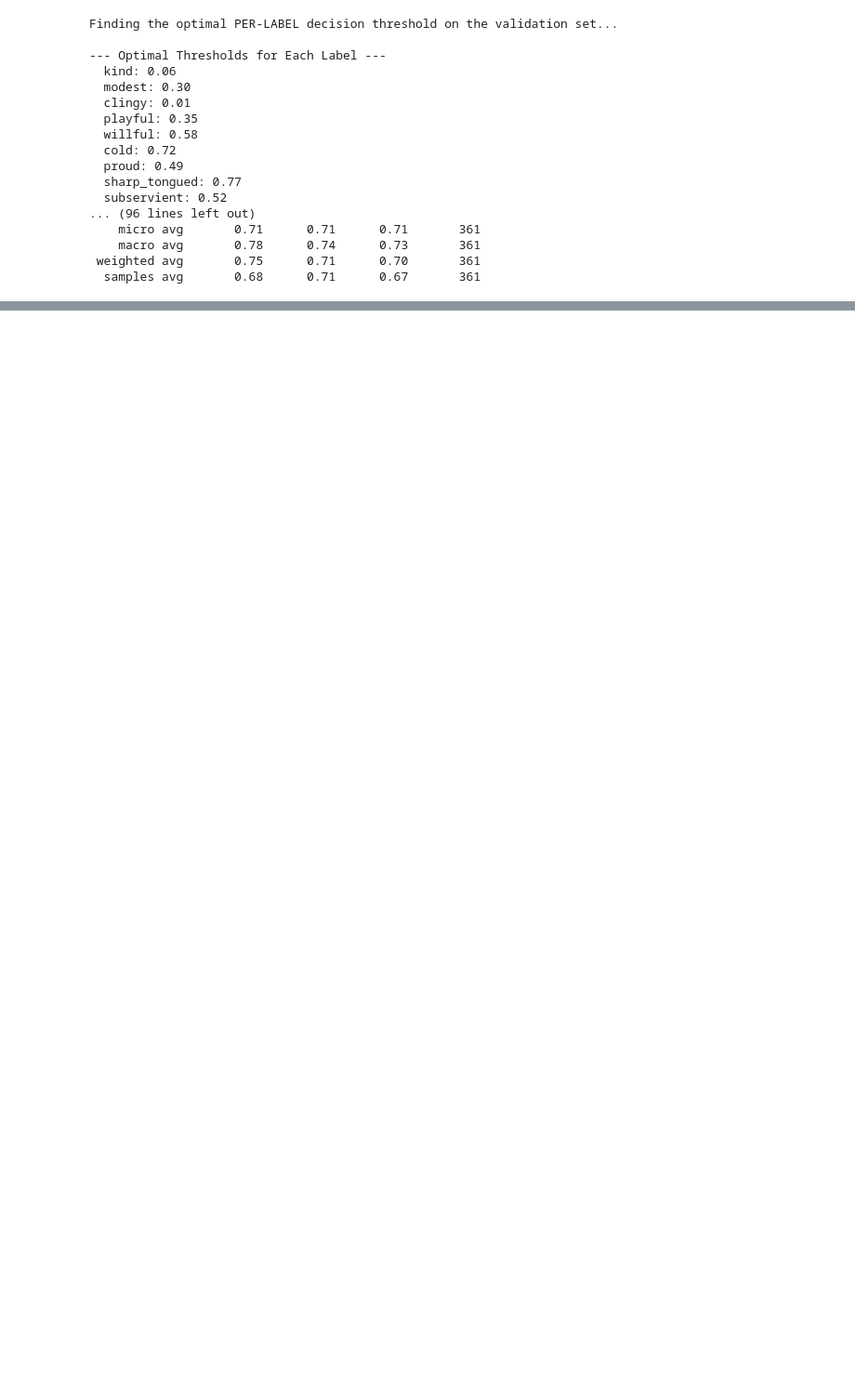
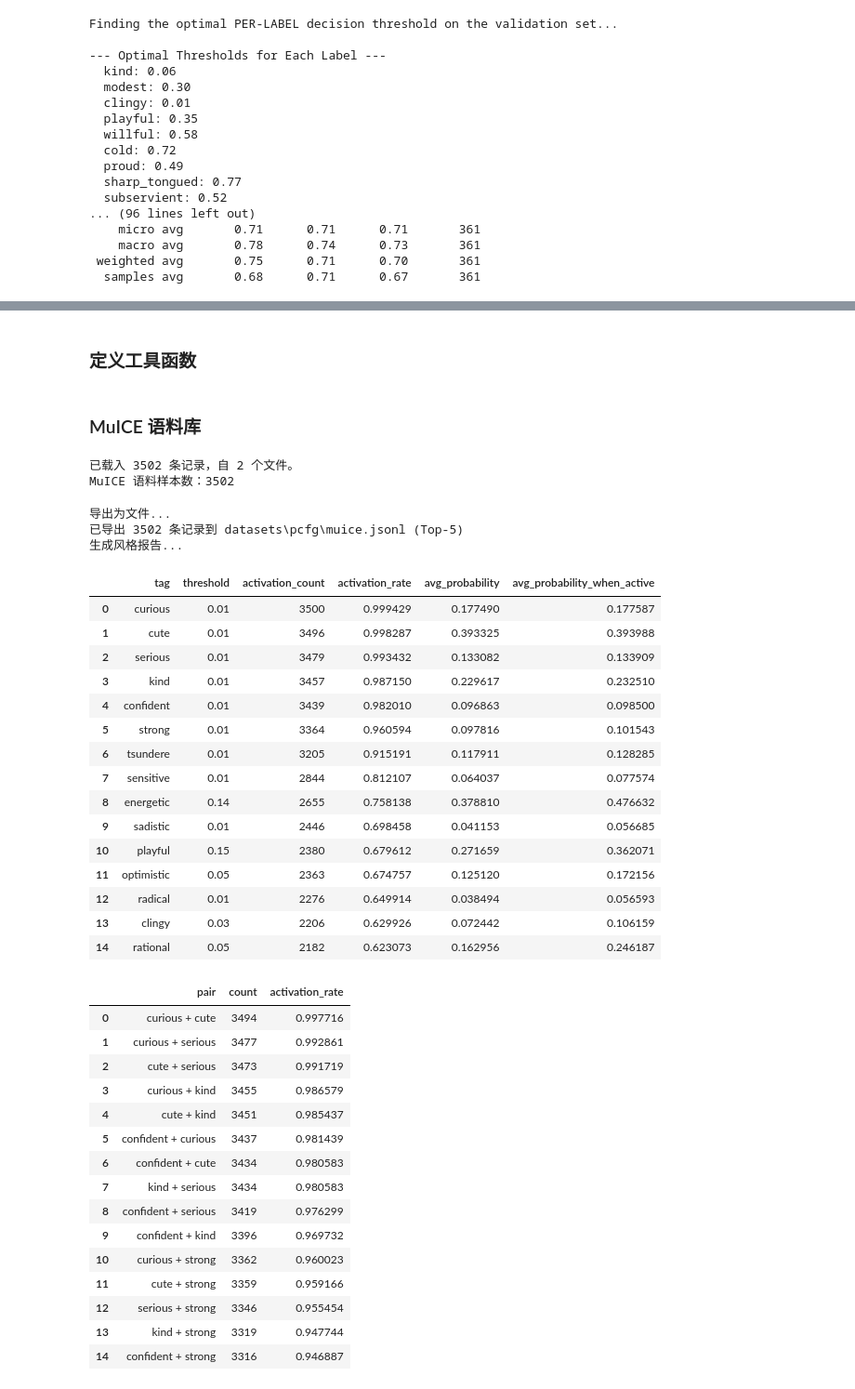
Before and after one commit to Moemu/OtakuLab, a Jupyter notebook: notebook/Word_vector_centroids.ipynb, the cells around one changed output, grey strips where cells are left out. Shown at 93% size. Cells and saved outputs as stored; diff of their text form; code cells hidden in the pictures; blank space fills up the shorter version.

```diff
--- a/notebook/Word_vector_centroids.ipynb
+++ b/notebook/Word_vector_centroids.ipynb
@@ -1954,0 +2140,2 @@ Finding the optimal PER-LABEL decision threshold on the validation set...
+# %% [markdown]
+### 定义工具函数
@@ -1954,0 +2407,74 @@ Finding the optimal PER-LABEL decision threshold on the validation set...
+# %% [markdown]
+### MuICE 语料库
+# %%
+MUICE_DATA_DIR = Path("../Dataset/Muice").resolve()
+MUICE_FILES = [MUICE_DATA_DIR / "train.jsonl", MUICE_DATA_DIR / "test.jsonl"]
+MUICE_TOP_K = 5
+
+muice_records = load_jsonl_records(MUICE_FILES)
+muice_entries: list[StyleEntry] = [
+    {
+        "prompt": record.get("Prompt", ""),
+        "response": record.get("Response", ""),
+    }
+    for record in muice_records
+    if record.get("Response")
+]
+print(f"MuICE 语料样本数：{len(muice_entries)}")
+
+muice_outputs = []
+
+for entry in tqdm(muice_entries, desc="MuICE 推理中"):
+    prompt = entry["prompt"]
+    response = entry["response"]
+    muice_outputs.append(infer_styles_with_threshold(prompt, response))
+
+print("导出为文件...")
+export_topk_style_predictions(muice_outputs, muice_entries, output_path="./datasets/pcfg/muice.jsonl")
+
+print("生成风格报告...")
+muice_stats = compute_style_statistics(muice_outputs, muice_entries, top_k=MUICE_TOP_K)
+
+display(muice_stats["style_df"].head(15))
+if not muice_stats["pair_df"].empty:
+    display(muice_stats["pair_df"])
+
+display(render_style_report(muice_stats, title=f"MuICE 风格报告（Top-{MUICE_TOP_K}）"))
+# %% [output]
+已载入 3502 条记录，自 2 个文件。
+MuICE 语料样本数：3502
+导出为文件...
+已导出 3502 条记录到 datasets\pcfg\muice.jsonl (Top-5)
+生成风格报告...
+|  | tag | threshold | activation_count | activation_rate | avg_probability | avg_probability_when_active |
+| 0 | curious | 0.01 | 3500 | 0.999429 | 0.177490 | 0.177587 |
+| 1 | cute | 0.01 | 3496 | 0.998287 | 0.393325 | 0.393988 |
+| 2 | serious | 0.01 | 3479 | 0.993432 | 0.133082 | 0.133909 |
+| 3 | kind | 0.01 | 3457 | 0.987150 | 0.229617 | 0.232510 |
+| 4 | confident | 0.01 | 3439 | 0.982010 | 0.096863 | 0.098500 |
+| 5 | strong | 0.01 | 3364 | 0.960594 | 0.097816 | 0.101543 |
+| 6 | tsundere | 0.01 | 3205 | 0.915191 | 0.117911 | 0.128285 |
+| 7 | sensitive | 0.01 | 2844 | 0.812107 | 0.064037 | 0.077574 |
+| 8 | energetic | 0.14 | 2655 | 0.758138 | 0.378810 | 0.476632 |
+| 9 | sadistic | 0.01 | 2446 | 0.698458 | 0.041153 | 0.056685 |
+| 10 | playful | 0.15 | 2380 | 0.679612 | 0.271659 | 0.362071 |
+| 11 | optimistic | 0.05 | 2363 | 0.674757 | 0.125120 | 0.172156 |
+| 12 | radical | 0.01 | 2276 | 0.649914 | 0.038494 | 0.056593 |
+| 13 | clingy | 0.03 | 2206 | 0.629926 | 0.072442 | 0.106159 |
+| 14 | rational | 0.05 | 2182 | 0.623073 | 0.162956 | 0.246187 |
+|  | pair | count | activation_rate |
+| 0 | curious + cute | 3494 | 0.997716 |
+| 1 | curious + serious | 3477 | 0.992861 |
+| 2 | cute + serious | 3473 | 0.991719 |
+| 3 | curious + kind | 3455 | 0.986579 |
+| 4 | cute + kind | 3451 | 0.985437 |
+| 5 | confident + curious | 3437 | 0.981439 |
+| 6 | confident + cute | 3434 | 0.980583 |
+| 7 | kind + serious | 3434 | 0.980583 |
+| 8 | confident + serious | 3419 | 0.976299 |
+| 9 | confident + kind | 3396 | 0.969732 |
+| 10 | curious + strong | 3362 | 0.960023 |
+| 11 | cute + strong | 3359 | 0.959166 |
+| 12 | serious + strong | 3346 | 0.955454 |
+| 13 | kind + strong | 3319 | 0.947744 |
+| 14 | confident + strong | 3316 | 0.946887 |
```
Also changed, not shown: parts of 19 cells of this notebook.
